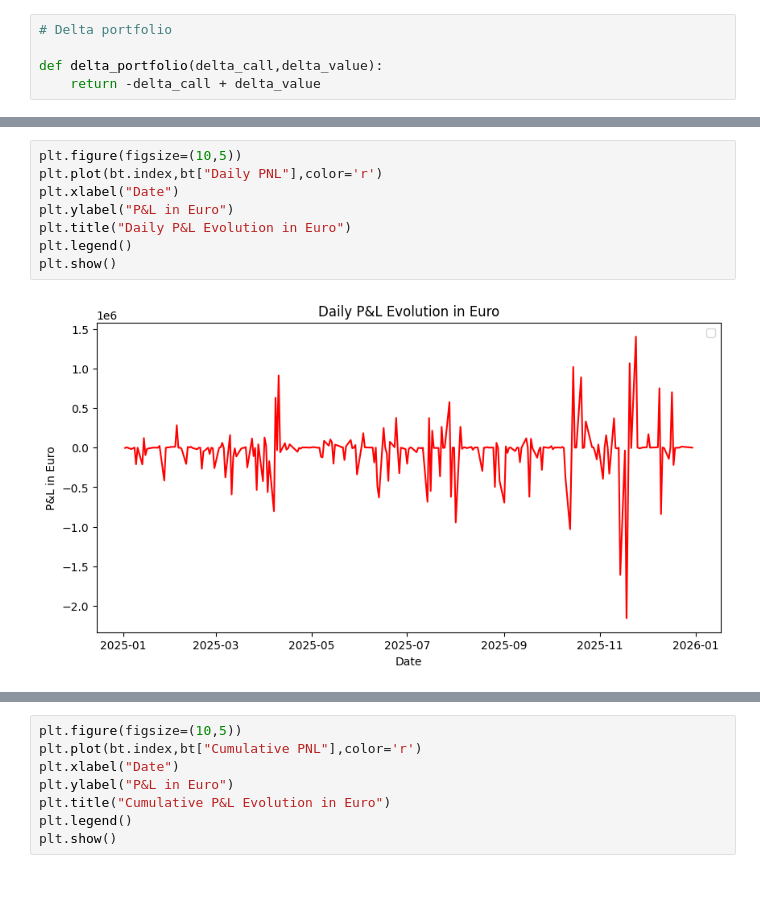
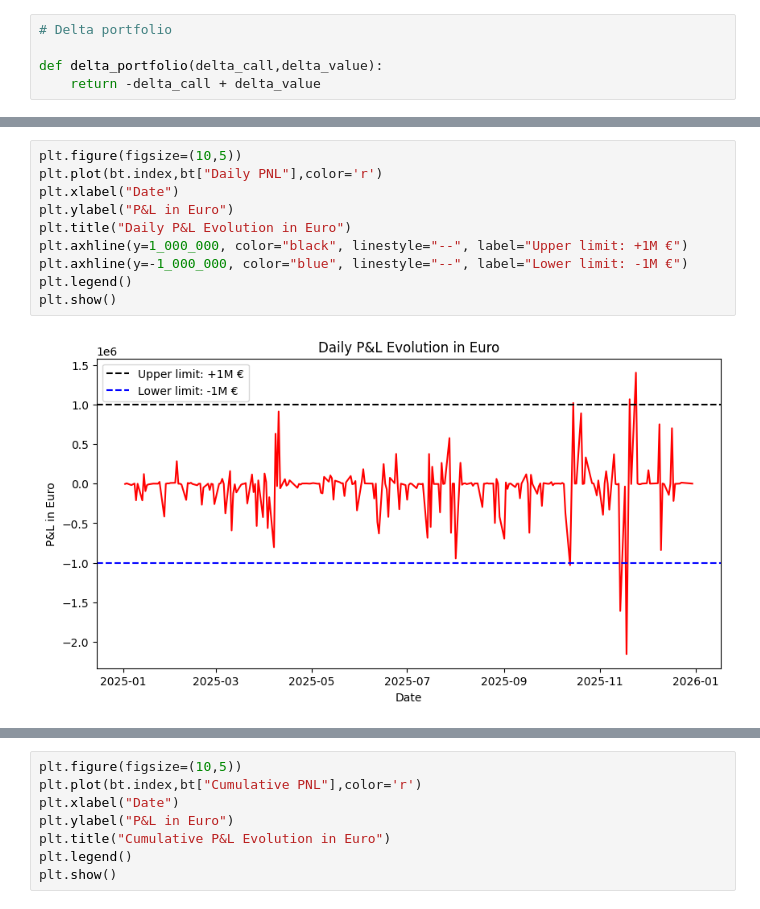
Before and after one commit to rakotoan/Call_Delta-Hedging, a Jupyter notebook: Delta-hedging.ipynb, the cells around one changed output, grey strips where cells are left out. Cells and saved outputs as stored; diff of their text form.

```diff
--- a/Delta-hedging.ipynb
+++ b/Delta-hedging.ipynb
@@ -399,10 +398,12 @@ bt
 # %%
 plt.figure(figsize=(10,5))
 plt.plot(bt.index,bt["Daily PNL"],color='r')
 plt.xlabel("Date")
 plt.ylabel("P&L in Euro")
 plt.title("Daily P&L Evolution in Euro")
+plt.axhline(y=1_000_000, color="black", linestyle="--", label="Upper limit: +1M €")
+plt.axhline(y=-1_000_000, color="blue", linestyle="--", label="Lower limit: -1M €")
 plt.legend()
 plt.show()
 # %% [output]
-[figure, old version]
+[figure, new version]
```
Also changed, not shown: parts of 12 cells of this notebook.
